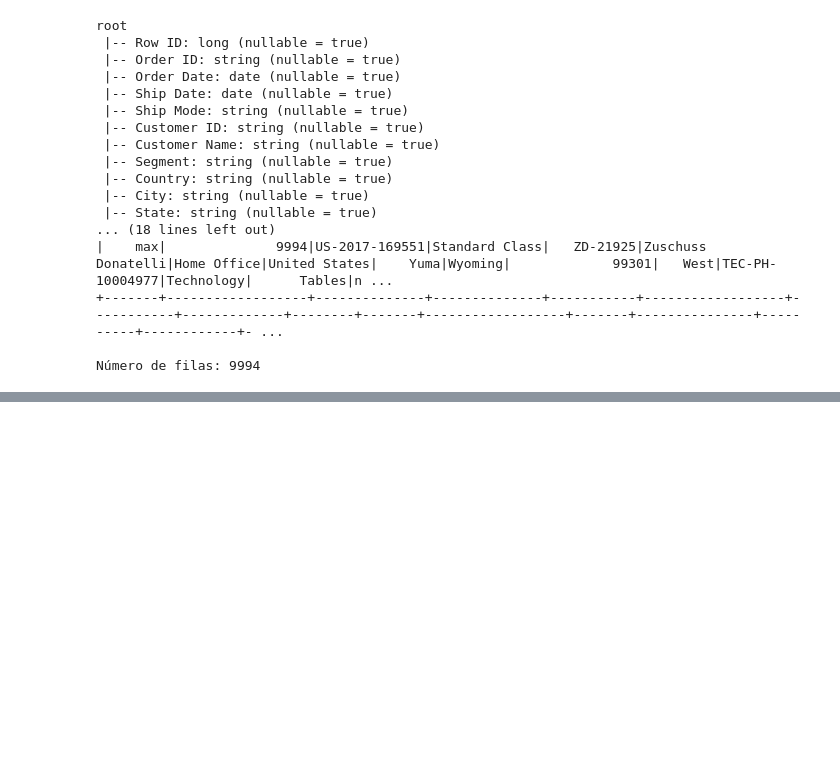
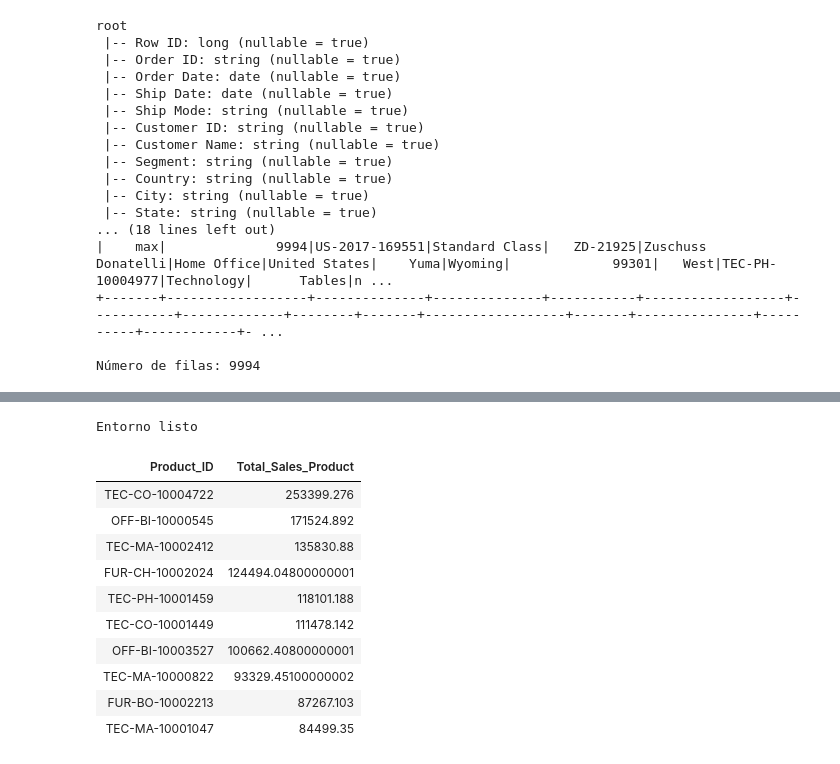
Before and after one commit to LuisPenafiel/databricks-sales-analysis, a Jupyter notebook: Sales_Analysis.ipynb, the cells around one changed output, grey strips where cells are left out. Saved outputs shown, nothing was run; the diff lists cells and outputs as text; code cells hidden in the pictures; blank space fills up the shorter version.

```diff
--- a/Sales_Analysis.ipynb
+++ b/Sales_Analysis.ipynb
@@ -56,0 +273,4 @@ Número de filas: 9994
+# %%
+print("Entorno listo")
+# %% [output]
+Entorno listo
@@ -56,0 +280,19 @@ Número de filas: 9994
+# %%
+%sql
+SELECT Product_ID, SUM(Total_Sales) as Total_Sales_Product
+FROM superstore_transformed
+GROUP BY Product_ID
+ORDER BY Total_Sales_Product DESC
+LIMIT 10
+# %% [output]
+| Product_ID | Total_Sales_Product |
+| TEC-CO-10004722 | 253399.276 |
+| OFF-BI-10000545 | 171524.892 |
+| TEC-MA-10002412 | 135830.88 |
+| FUR-CH-10002024 | 124494.04800000001 |
+| TEC-PH-10001459 | 118101.188 |
+| TEC-CO-10001449 | 111478.142 |
+| OFF-BI-10003527 | 100662.40800000001 |
+| TEC-MA-10000822 | 93329.45100000002 |
+| FUR-BO-10002213 | 87267.103 |
+| TEC-MA-10001047 | 84499.35 |
```
Also changed, not shown: parts of 28 cells of this notebook, 2 other files.
